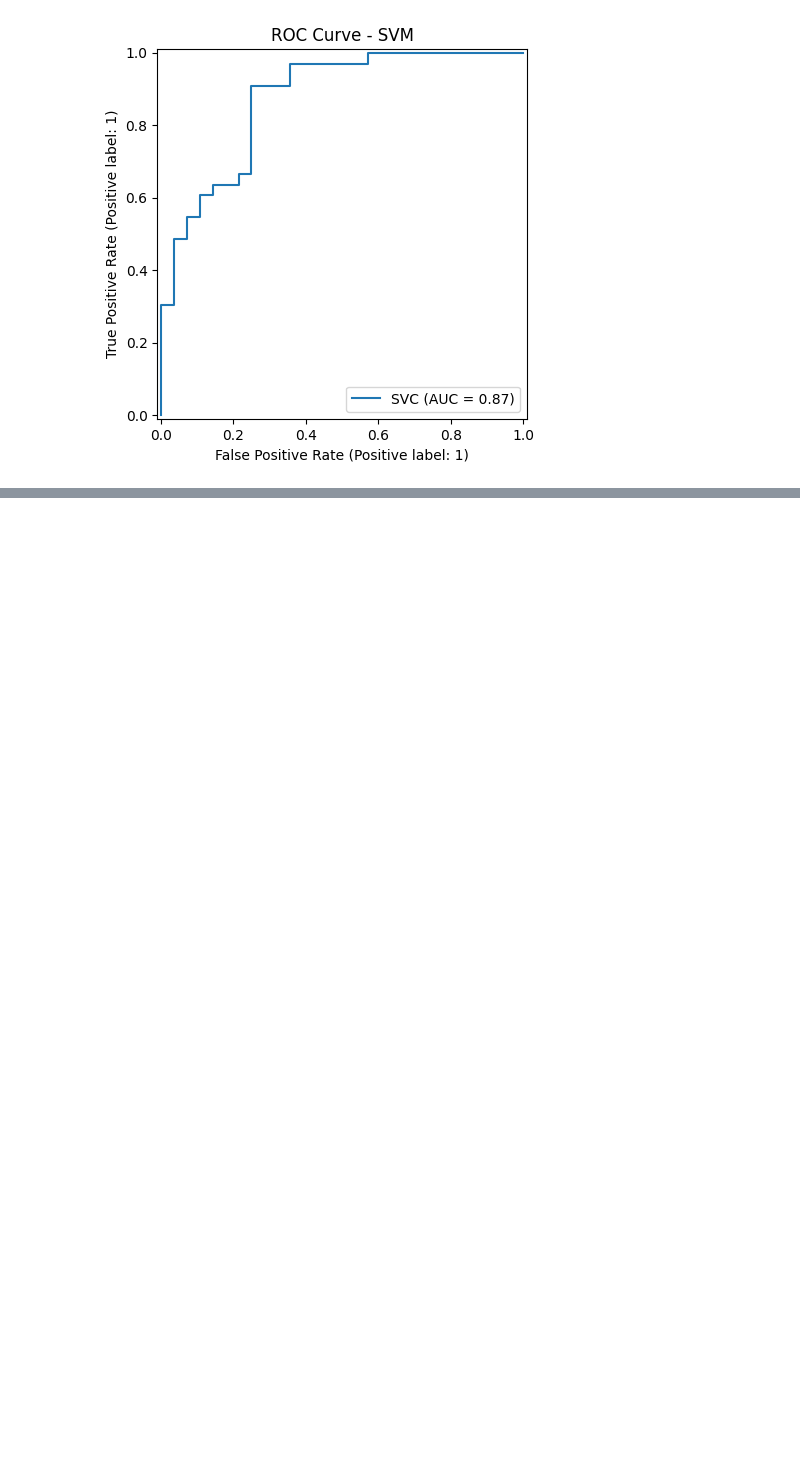
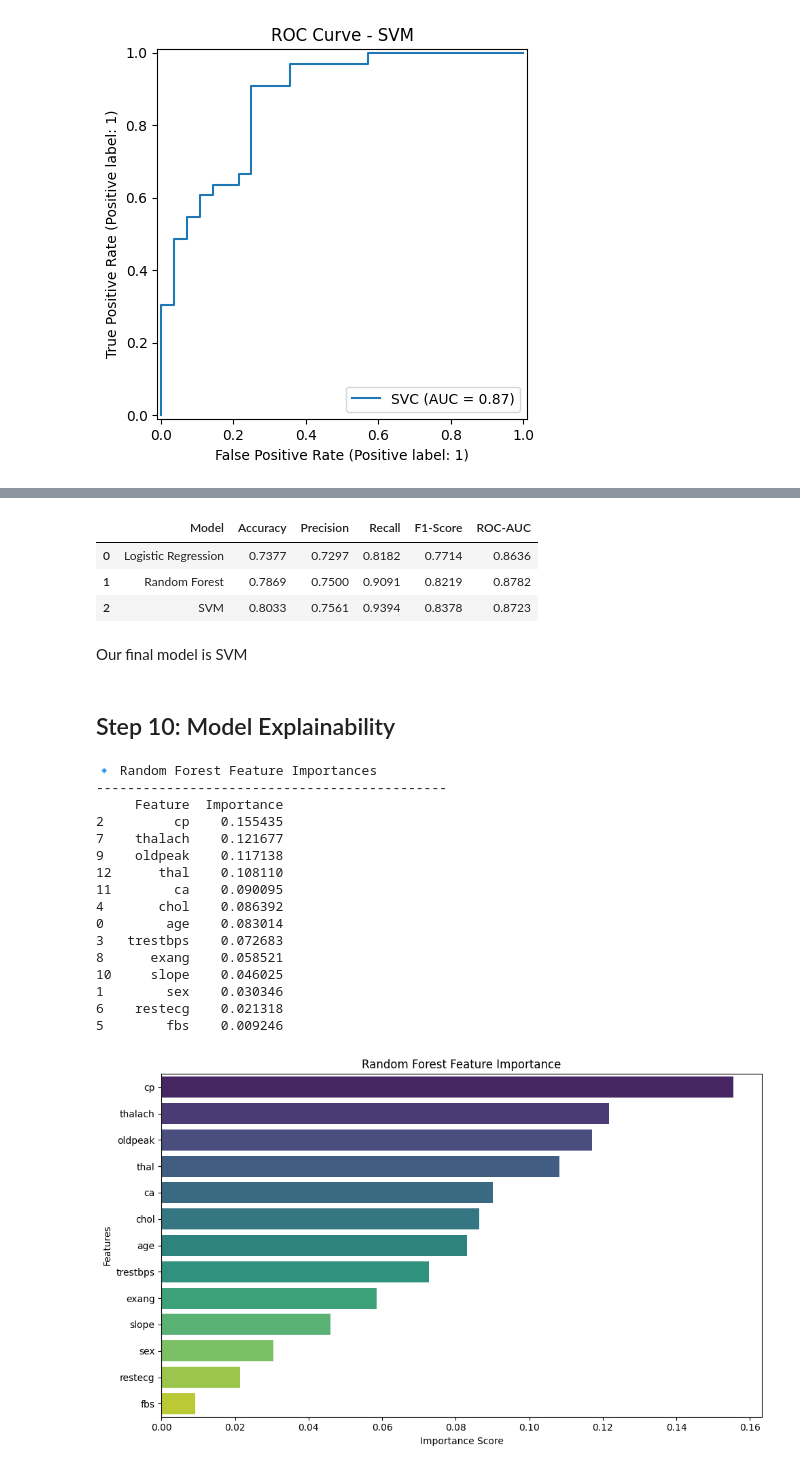
Before and after one commit to touhid0503/Heart_Disease_Diagnosis_Support_System, a Jupyter notebook: HDDSS.ipynb, the cells around one changed output, grey strips where cells are left out. Saved outputs shown, nothing was run; the diff lists cells and outputs as text; code cells hidden in the pictures; blank space fills up the shorter version.

Commit message:
Model Comparison, Explainability, and Working with System Output

```diff
--- a/HDDSS.ipynb
+++ b/HDDSS.ipynb
@@ -870,0 +915,64 @@ weighted avg       0.82      0.80      0.80        61
+# %%
+comparison_df
+# %% [output]
+|  | Model | Accuracy | Precision | Recall | F1-Score | ROC-AUC |
+| 0 | Logistic Regression | 0.7377 | 0.7297 | 0.8182 | 0.7714 | 0.8636 |
+| 1 | Random Forest | 0.7869 | 0.7500 | 0.9091 | 0.8219 | 0.8782 |
+| 2 | SVM | 0.8033 | 0.7561 | 0.9394 | 0.8378 | 0.8723 |
+# %% [markdown]
+Our final model is SVM
+# %% [markdown]
+## Step 10: Model Explainability
+# %%
+# 1️⃣ Extract Feature Importances from Random Forest
+feature_importances = rf_model.feature_importances_
+
+# 2️⃣ Create DataFrame
+importance_df = pd.DataFrame({
+    'Feature': X_train_unscaled.columns,
+    'Importance': feature_importances
+})
+
+# 3️⃣ Sort Features by Importance
+importance_df = importance_df.sort_values(by='Importance', ascending=False)
+
+# 4️⃣ Display Top Features
+print("🔹 Random Forest Feature Importances")
+print("-" * 45)
+print(importance_df)
+
+# 5️⃣ Plot Feature Importances
+plt.figure(figsize=(10, 6))
+sns.barplot(
+    x='Importance',
+    y='Feature',
+    data=importance_df,
+    hue='Feature',
+    dodge=False,
+    palette='viridis',
+    legend=False
+)
+
+plt.title('Random Forest Feature Importance')
+plt.xlabel('Importance Score')
+plt.ylabel('Features')
+plt.tight_layout()
+plt.show()
+# %% [output]
+🔹 Random Forest Feature Importances
+---------------------------------------------
+     Feature  Importance
+2         cp    0.155435
+7    thalach    0.121677
+9    oldpeak    0.117138
+12      thal    0.108110
+11        ca    0.090095
+4       chol    0.086392
+0        age    0.083014
+3   trestbps    0.072683
+8      exang    0.058521
+10     slope    0.046025
+1        sex    0.030346
+6    restecg    0.021318
+5        fbs    0.009246
+[figure, added]
```
Also changed, not shown: parts of 6 cells of this notebook.
